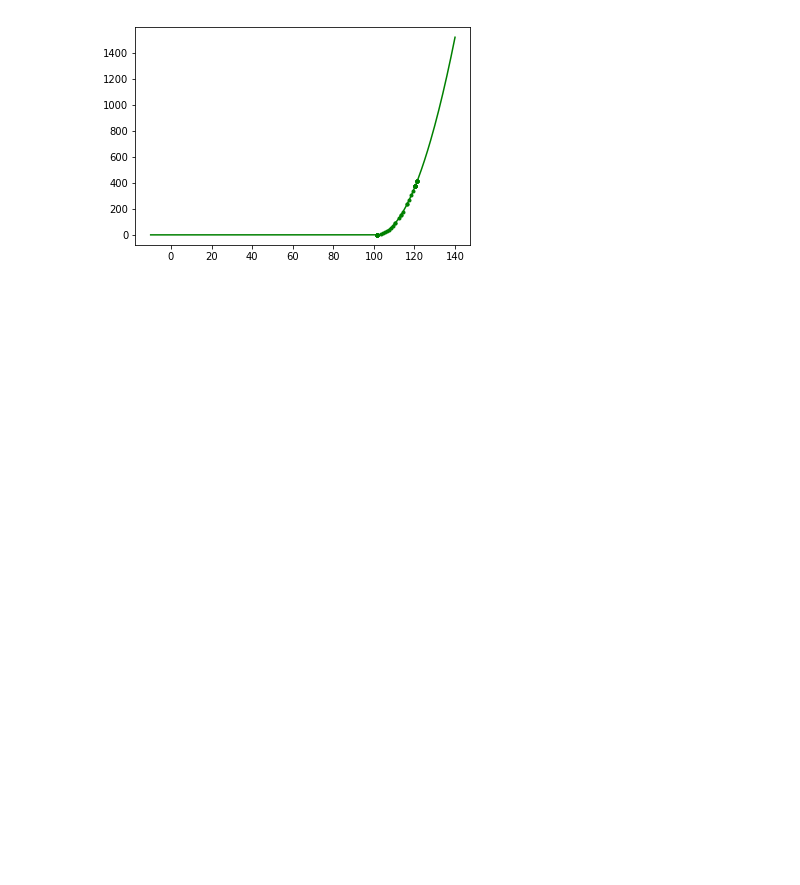
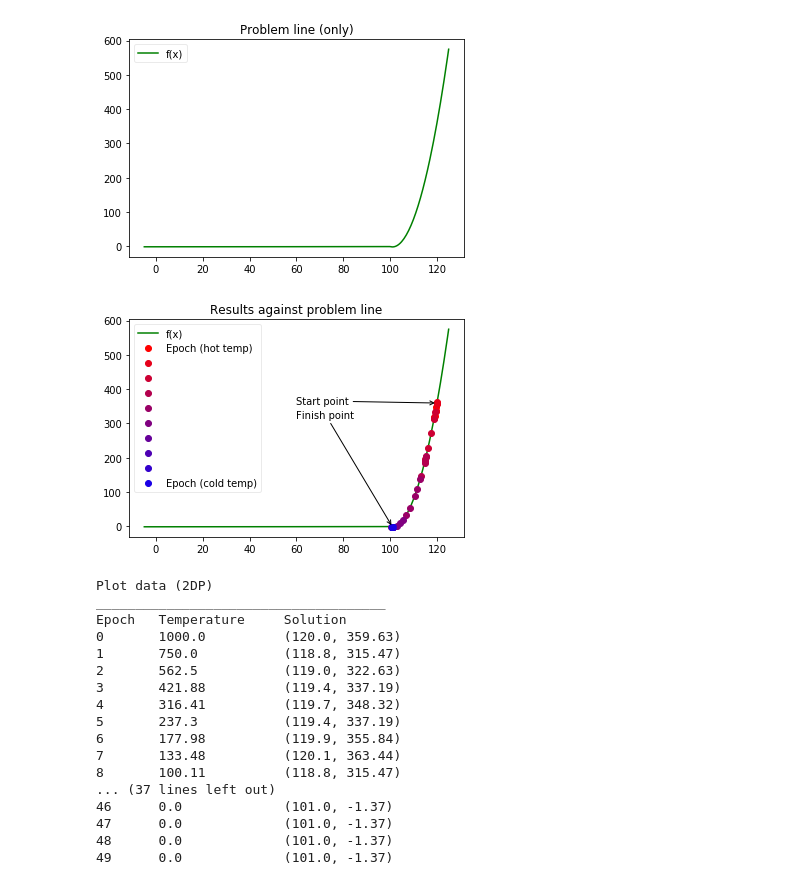
Before and after one commit to DTopping256/OT, a Jupyter notebook: simulatedAnnealing.ipynb, the cells around one changed output. Drawn from its saved outputs; the diff is of its cells as text; code cells hidden in the pictures; blank space fills up the shorter version.

Commit message:
Updated simulated annealing files
Added more detail to matplotlib graph function
Added print of plotted points

```diff
--- a/simulatedAnnealing.ipynb
+++ b/simulatedAnnealing.ipynb
@@ -44,7 +44,7 @@ def simulated_annealing(f, s_0, t_0, neighbourhood_func, temp_reduc_func, acc_pr
         print("--------------------------------------------------------------------------------------------\ns_%d: %f" %
               (iteration_counter, solution))
         prev_solution = solution
-        step_array.append(solution)
+        step_array.append((solution, temperature))
         for epoch in range(1, max_epoch+1):
             neighbourhood = neighbourhood_func(solution)
             possible_solution = neighbourhood[random.randrange(
@@ -66,4 +119,9 @@ def simulated_annealing(f, s_0, t_0, neighbourhood_func, temp_reduc_func, acc_pr
 # %%
+s_0 = 120
+t_0 = float(1000)
+max_i = 50
+max_epoch = 50
+
 def neighbourhood_func(x):
     neighbourhood = [x-0.1, x+0.1]
     return neighbourhood
@@ -84,8 +142,8 @@ def stop_cond(iteration_counter, max_i, solution, prev_solution):
     return False
 # %%
 # Run simutated annealing
-simulated_annealing_results = simulated_annealing(problem_function, 120,
-                    float(1000), neighbourhood_func, temp_reduc_func, acc_prob_func, stop_cond, 50, 20)
+simulated_annealing_results = simulated_annealing(problem_function, s_0,
+                    t_0, neighbourhood_func, temp_reduc_func, acc_prob_func, stop_cond, max_i, max_epoch)
 # %% [output]
 --------------------------------------------------------------------------------------------
 s_0: 120.000000
@@ -107,15 +165,23 @@ Epoch: 20       s: 101.100000   t: 0.000755     Accepted: 0
-# %%
-# Graph the results
-
-def plot_problem(array_plottings):
-    xs = np.linspace(-10, 140, 300)
-    ys = np.array([problem_function(i) for i in xs ])
-
-    # MatPlotLib
-    plt.plot(xs, ys, '-g.', markevery=[(int(i)+10)*2 for i in array_plottings])
-    plt.show()
 # %%
 # Graph results
-plot_problem(simulated_annealing_results[0])
+plot_problem(problem_function, (-5, 125), simulated_annealing_results[0])
 # %% [output]
-[figure, old version]
+[figure, new version]
+[figure, added]
+Plot data (2DP)
+_____________________________________
+Epoch   Temperature     Solution
+0       1000.0          (120.0, 359.63)
+1       750.0           (118.8, 315.47)
+2       562.5           (119.0, 322.63)
+3       421.88          (119.4, 337.19)
+4       316.41          (119.7, 348.32)
+5       237.3           (119.4, 337.19)
+6       177.98          (119.9, 355.84)
+7       133.48          (120.1, 363.44)
+8       100.11          (118.8, 315.47)
+... (37 lines left out)
+46      0.0             (101.0, -1.37)
+47      0.0             (101.0, -1.37)
+48      0.0             (101.0, -1.37)
+49      0.0             (101.0, -1.37)
```
Also changed, not shown: parts of 3 cells of this notebook, 1 other file.
